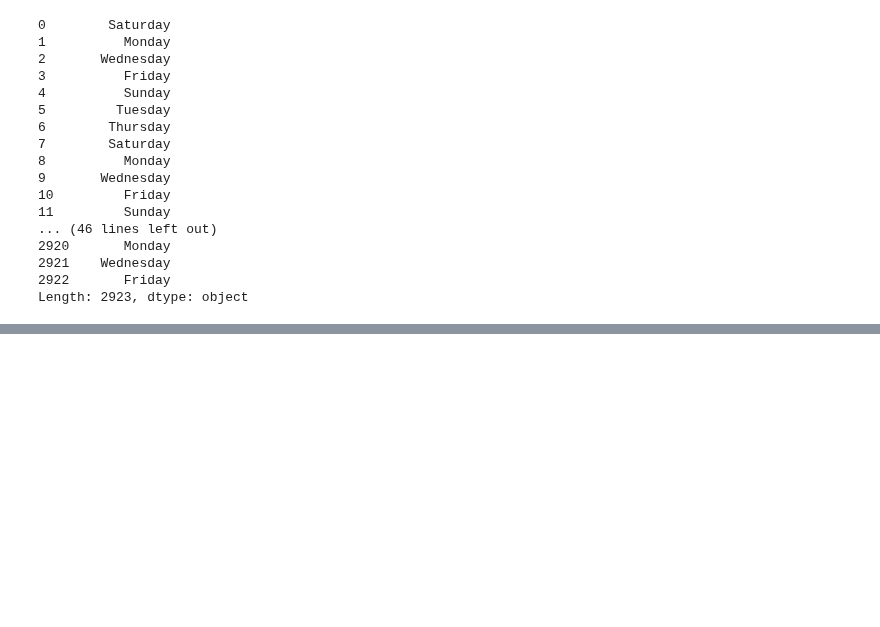
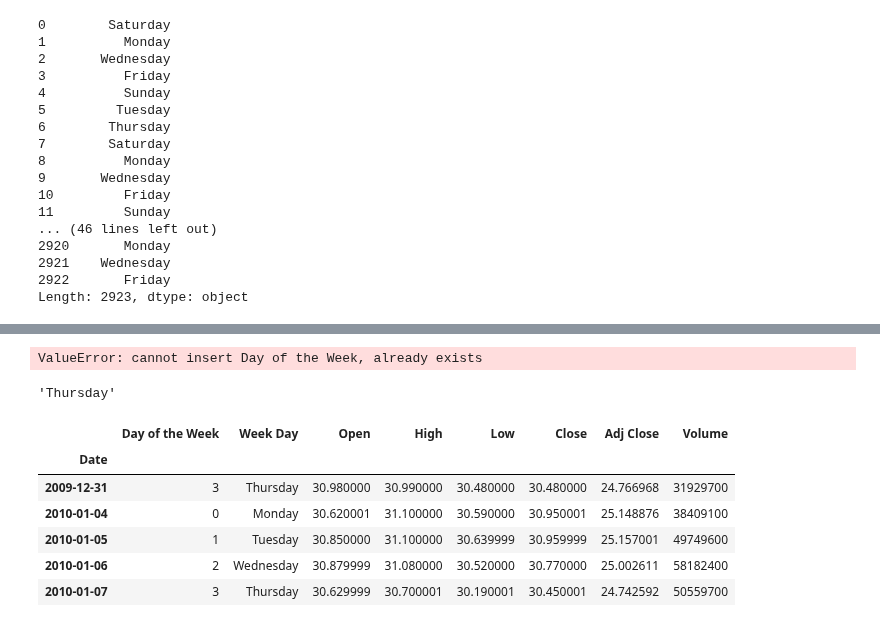
Before and after one commit to sivabalanb/Data-Analysis-with-Pandas-and-Python, a Jupyter notebook: Working with Date and Time.ipynb, the cells around one changed output, grey strips where cells are left out. Saved outputs shown, nothing was run; the diff lists cells and outputs as text; code cells hidden in the pictures; blank space fills up the shorter version.

```diff
--- a/Working with Date and Time.ipynb
+++ b/Working with Date and Time.ipynb
@@ -168,0 +203,6 @@ Length: 2923, dtype: object
+# %%
+stocks.insert(0,"Day of the Week",stocks.index.weekday_name)
+
+stocks.insert(1,"Week Day",stocks.index.weekday_namee)
+# %% [output]
+ValueError: cannot insert Day of the Week, already exists
@@ -168,0 +211,14 @@ Length: 2923, dtype: object
+# %%
+someday.weekday_name
+# %% [output]
+'Thursday'
+# %%
+stocks.head()
+# %% [output]
+|  | Day of the Week | Week Day | Open | High | Low | Close | Adj Close | Volume |
+| Date |  |  |  |  |  |  |  |  |
+| 2009-12-31 | 3 | Thursday | 30.980000 | 30.990000 | 30.480000 | 30.480000 | 24.766968 | 31929700 |
+| 2010-01-04 | 0 | Monday | 30.620001 | 31.100000 | 30.590000 | 30.950001 | 25.148876 | 38409100 |
+| 2010-01-05 | 1 | Tuesday | 30.850000 | 31.100000 | 30.639999 | 30.959999 | 25.157001 | 49749600 |
+| 2010-01-06 | 2 | Wednesday | 30.879999 | 31.080000 | 30.520000 | 30.770000 | 25.002611 | 58182400 |
+| 2010-01-07 | 3 | Thursday | 30.629999 | 30.700001 | 30.190001 | 30.450001 | 24.742592 | 50559700 |
```
Also changed, not shown: parts of 21 cells of this notebook.
